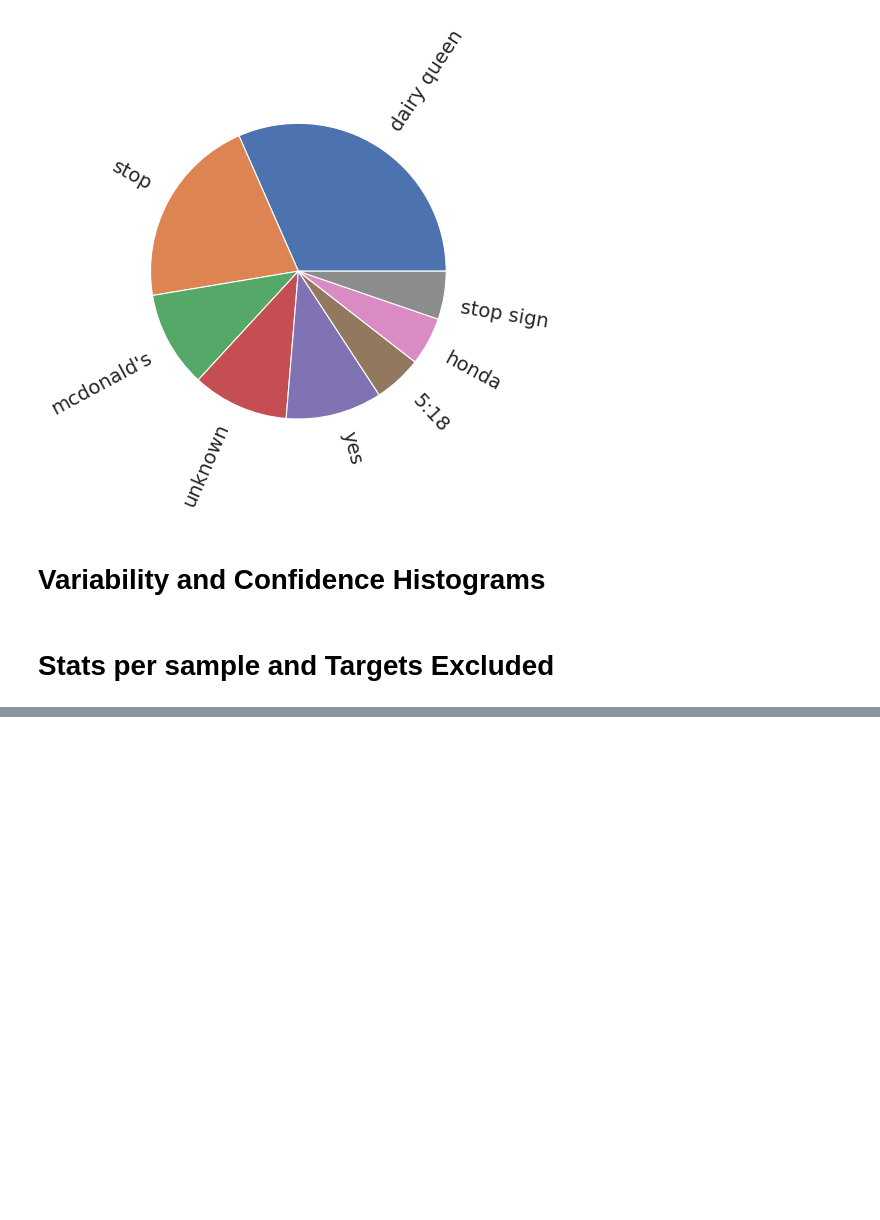
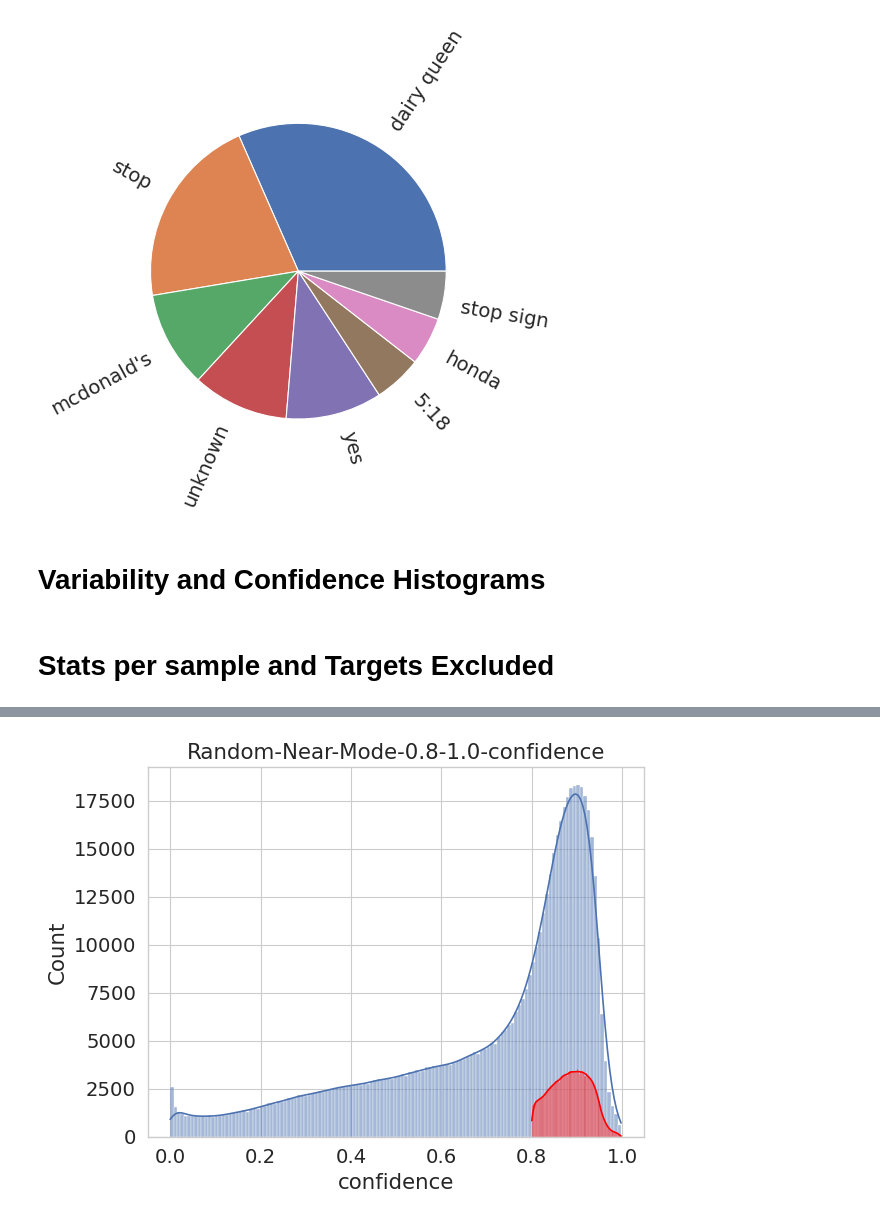
Before and after one commit to jr4fs/vl-pretraining, a Jupyter notebook: src/dataset_selection/datamaps/visualizations.ipynb, the cells around one changed output, grey strips where cells are left out. Saved outputs shown, nothing was run; the diff lists cells and outputs as text; code cells hidden in the pictures; blank space fills up the shorter version.

Commit message:
visualizations

```diff
--- a/src/dataset_selection/datamaps/visualizations.ipynb
+++ b/src/dataset_selection/datamaps/visualizations.ipynb
@@ -756,0 +733,13 @@ all_bins = [first_bin, second_bin, third_bin, fourth_bin, fifth_bin]
+# %%
+base_path = '../../../snap/vqa/lxr111_multilabel_full_run_3/'
+#sampling_ids = '../../../src/dataset_selection/sampling/samples/LXR111/multilabel_full/global_random/seed_965/budget_30.pkl'
+#sampling_ids = '../../../src/dataset_selection/sampling/samples/LXR111/multilabel_full/beta/var_stratified/seed_965/alpha_2_beta_2_budget_30mod.pkl'
+
+# sampling_ids = '../../../src/dataset_selection/sampling/samples/LXR111/multilabel_full/beta/beta_pvals_conf/seed_965/alpha_2_beta_8_budget_30.pkl'
+#sampling_ids = '../../../src/dataset_selection/sampling/samples/LXR111/multilabel_full/normal_near_mode_variability/seed_965/middle_buckets_0.1_0.5.pkl'
+sampling_ids = '../../../src/dataset_selection/sampling/samples/LXR111/multilabel_full/random_near_mode_confidence/seed_965/middle_buckets_0.8_1.0.pkl'
+title = 'Random-Near-Mode-0.8-1.0-confidence'
+
+# sampling_ids = '../../../src/dataset_selection/sampling/samples/LXR111/multilabel_full/beta/var_stratified/seed_965/middle_buckets_0.1_0.2.pkl'
+# #sampling_ids = '../../../src/dataset_selection/sampling/samples/LXR111/multilabel_full/beta/var_stratified/seed_965/middle_buckets_0.1_0.4.pkl'
+# #sampling_ids = '../../../src/dataset_selection/sampling/samples/LXR111/multilabel_full/beta/beta_pvals/seed_965/alpha_2_beta_1_budget_30.pkl'
@@ -756,0 +766,4 @@ all_bins = [first_bin, second_bin, third_bin, fourth_bin, fifth_bin]
+# %%
+confidence_histogram(base_path, sampling_ids, title)
+# %% [output]
+[figure, added]
```
Also changed, not shown: parts of 5 cells of this notebook.
